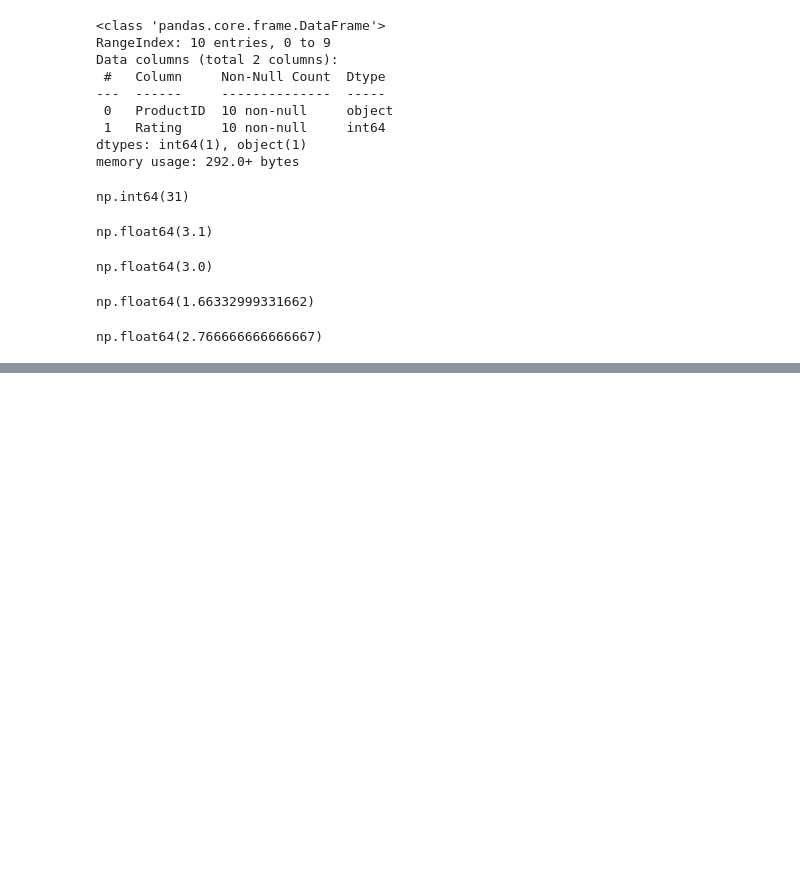
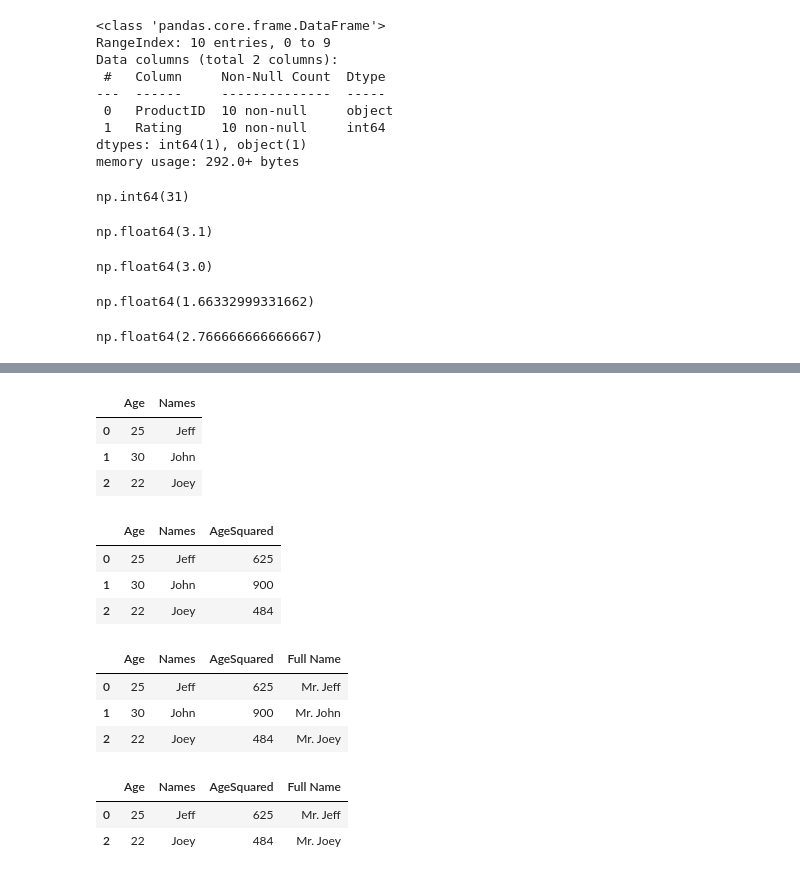
Before and after one commit to Lettush/DPT01, a Jupyter notebook: [5] Pandas/pandas_basics.ipynb, the cells around one changed output, grey strips where cells are left out. Saved outputs shown, nothing was run; the diff lists cells and outputs as text; code cells hidden in the pictures; blank space fills up the shorter version.

```diff
--- a/[5] Pandas/pandas_basics.ipynb
+++ b/[5] Pandas/pandas_basics.ipynb
@@ -510,0 +590,49 @@ np.float64(2.766666666666667)
+# %%
+data = {
+    "Age": [25, 30, 22],
+    "Names": ["Jeff", "John", "Joey"]
+}
+
+df = pd.DataFrame(data)
+df
+# %% [output]
+|  | Age | Names |
+| 0 | 25 | Jeff |
+| 1 | 30 | John |
+| 2 | 22 | Joey |
+# %%
+# Square Values
+def square(x):
+    return x*x
+
+df['AgeSquared'] = df['Age'].apply(square)
+df
+# %% [output]
+|  | Age | Names | AgeSquared |
+| 0 | 25 | Jeff | 625 |
+| 1 | 30 | John | 900 |
+| 2 | 22 | Joey | 484 |
+# %%
+# Adding Prefix
+def add_prefix(name):
+    return "Mr. " + name
+
+df['Full Name'] = df['Names'].apply(add_prefix)
+df
+# %% [output]
+|  | Age | Names | AgeSquared | Full Name |
+| 0 | 25 | Jeff | 625 | Mr. Jeff |
+| 1 | 30 | John | 900 | Mr. John |
+| 2 | 22 | Joey | 484 | Mr. Joey |
+# %%
+# Filtering
+def below_30(age):
+    return age < 30
+
+# Conditional Filtering
+df_filtered = df[df["Age"].apply(below_30)]
+df_filtered
+# %% [output]
+|  | Age | Names | AgeSquared | Full Name |
+| 0 | 25 | Jeff | 625 | Mr. Jeff |
+| 2 | 22 | Joey | 484 | Mr. Joey |
```
Also changed, not shown: parts of 13 cells of this notebook.
